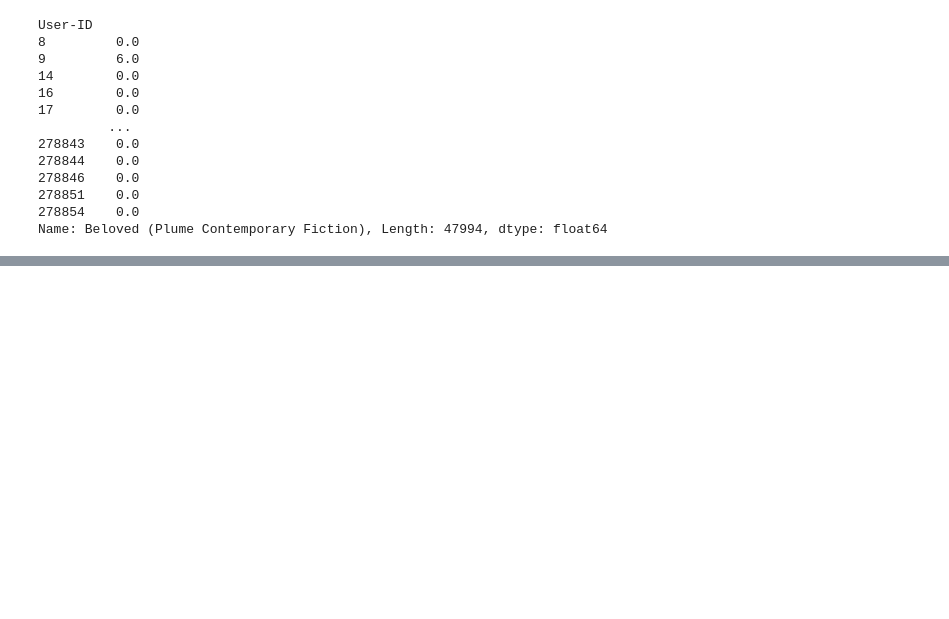
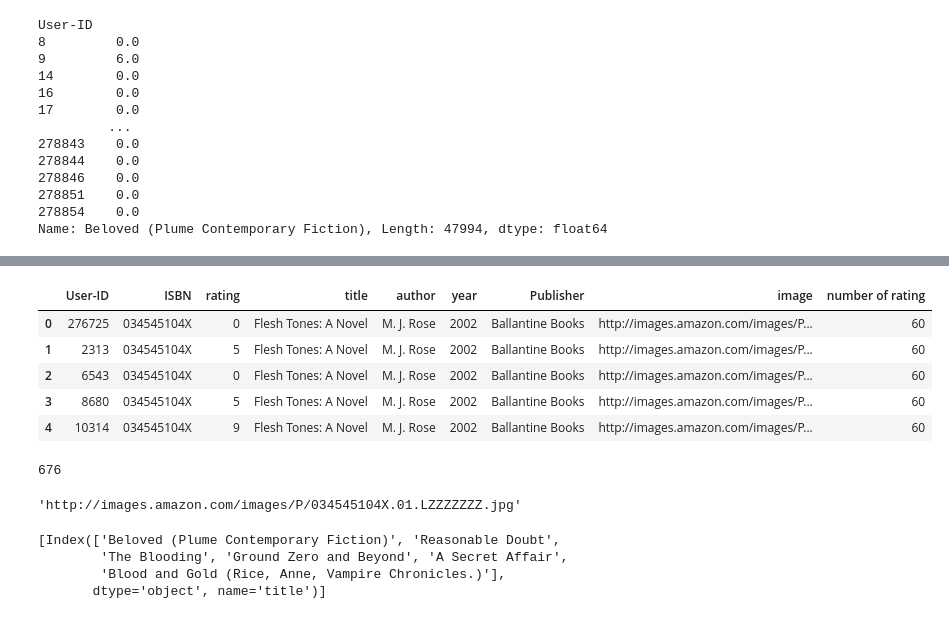
Before and after one commit to meriemnour/Book-recommender-System-, a Jupyter notebook: notebook/research.ipynb, the cells around one changed output, grey strips where cells are left out. Saved outputs shown, nothing was run; the diff lists cells and outputs as text; code cells hidden in the pictures; blank space fills up the shorter version.

```diff
--- a/notebook/research.ipynb
+++ b/notebook/research.ipynb
@@ -509,0 +558,14 @@ distance
+# %%
+#  book post URL
+final_rating.head()
+# %% [output]
+|  | User-ID | ISBN | rating | title | author | year | Publisher | image | number of rating |
+| 0 | 276725 | 034545104X | 0 | Flesh Tones: A Novel | M. J. Rose | 2002 | Ballantine Books | http://images.amazon.com/images/P... | 60 |
+| 1 | 2313 | 034545104X | 5 | Flesh Tones: A Novel | M. J. Rose | 2002 | Ballantine Books | http://images.amazon.com/images/P... | 60 |
+| 2 | 6543 | 034545104X | 0 | Flesh Tones: A Novel | M. J. Rose | 2002 | Ballantine Books | http://images.amazon.com/images/P... | 60 |
+| 3 | 8680 | 034545104X | 5 | Flesh Tones: A Novel | M. J. Rose | 2002 | Ballantine Books | http://images.amazon.com/images/P... | 60 |
+| 4 | 10314 | 034545104X | 9 | Flesh Tones: A Novel | M. J. Rose | 2002 | Ballantine Books | http://images.amazon.com/images/P... | 60 |
+# %%
+np.where(book_pivot.index=='Flesh Tones: A Novel')[0][0]
+# %% [output]
+676
@@ -509,0 +575,4 @@ distance
+# %%
+final_rating.iloc[ids]['image']
+# %% [output]
+'http://images.amazon.com/images/P/034545104X.01.LZZZZZZZ.jpg'
@@ -509,0 +584,7 @@ distance
+# %%
+book_name
+# %% [output]
+[Index(['Beloved (Plume Contemporary Fiction)', 'Reasonable Doubt',
+        'The Blooding', 'Ground Zero and Beyond', 'A Secret Affair',
+        'Blood and Gold (Rice, Anne, Vampire Chronicles.)'],
+       dtype='object', name='title')]
```
Also changed, not shown: parts of 13 cells of this notebook, 3 other files.
